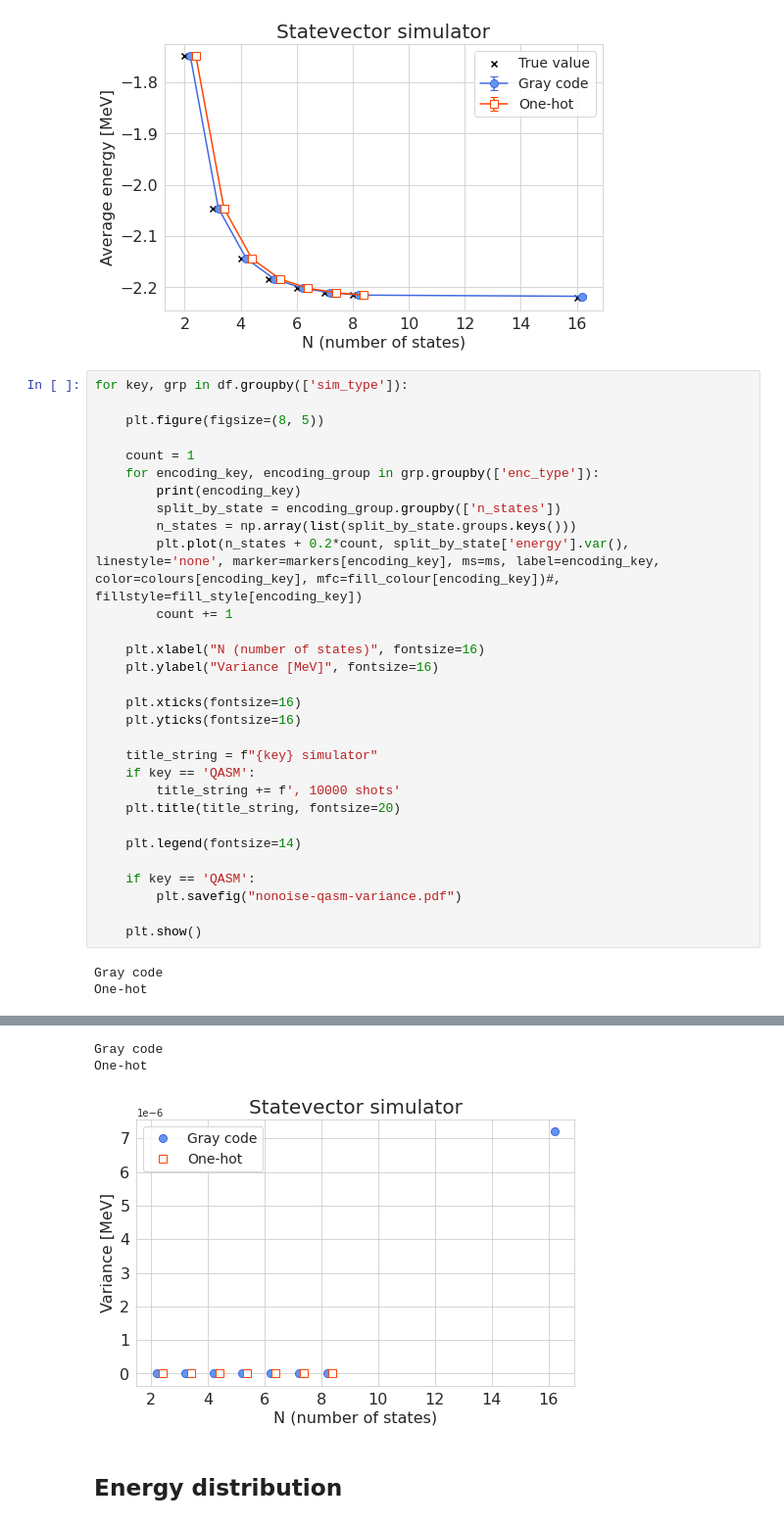
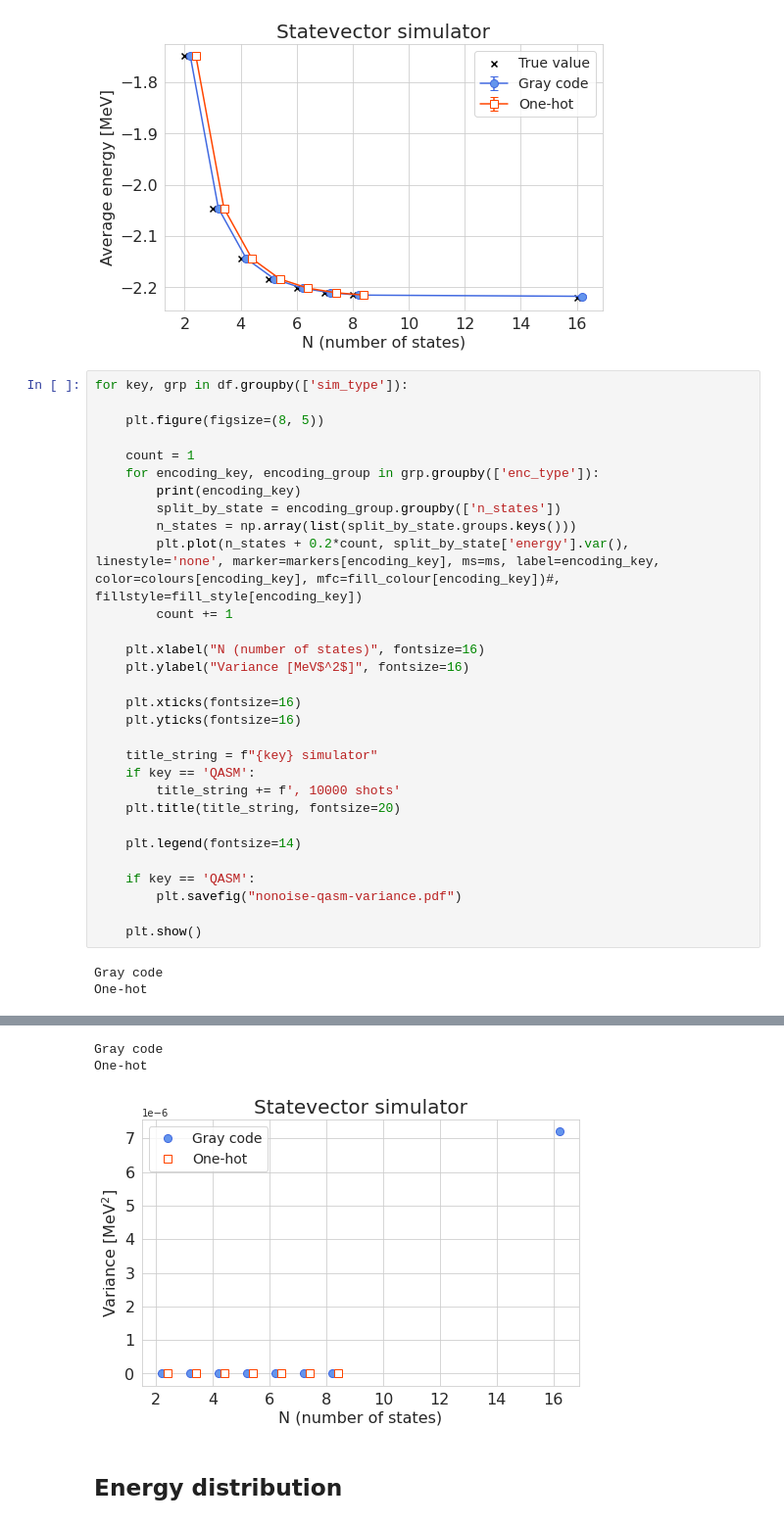
Before and after one commit to glassnotes/GrayCode-QubitEncoding, a Jupyter notebook: notebooks/Noise-Free-Analysis.ipynb, the cells around one changed output, grey strips where cells are left out. Shown at 98% size. Drawn from its saved outputs; the diff is of its cells as text.

Commit message:
fixed units of variance

```diff
--- a/notebooks/Noise-Free-Analysis.ipynb
+++ b/notebooks/Noise-Free-Analysis.ipynb
@@ -231,7 +231,7 @@ for key, grp in df.groupby(['sim_type']):
         count += 1
 
     plt.xlabel("N (number of states)", fontsize=16)
-    plt.ylabel("Variance [MeV]", fontsize=16)
+    plt.ylabel("Variance [MeV$^2$]", fontsize=16)
 
     plt.xticks(fontsize=16)
     plt.yticks(fontsize=16)
@@ -254,6 +254,6 @@ One-hot
 Gray code
 One-hot
-[figure, old version]
+[figure, new version]
 # %% [markdown]
 ## Energy distribution
 # %%
```
Also changed, not shown: parts of 1 cell of this notebook.
